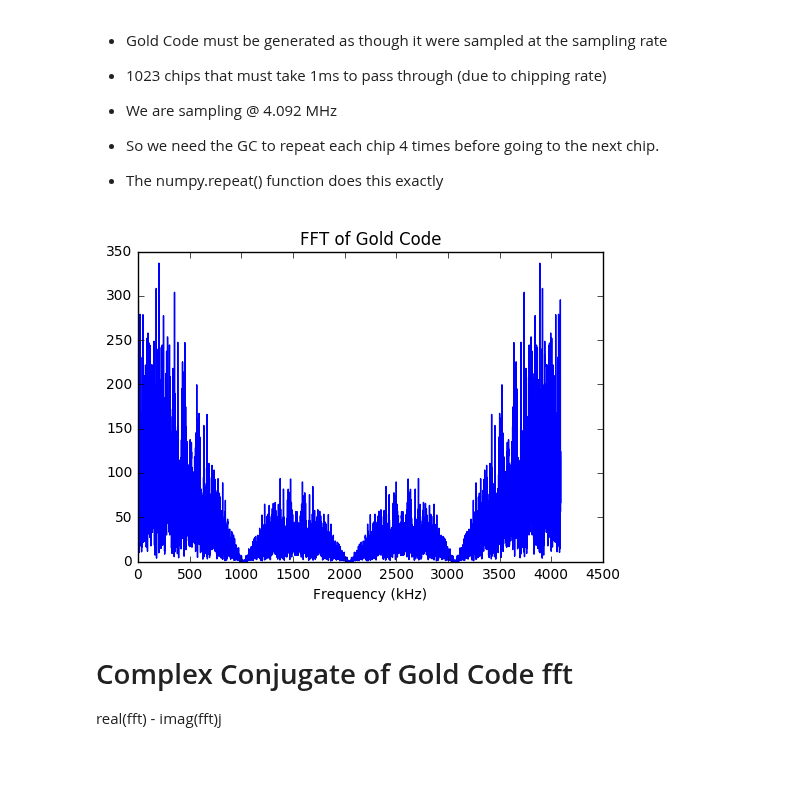
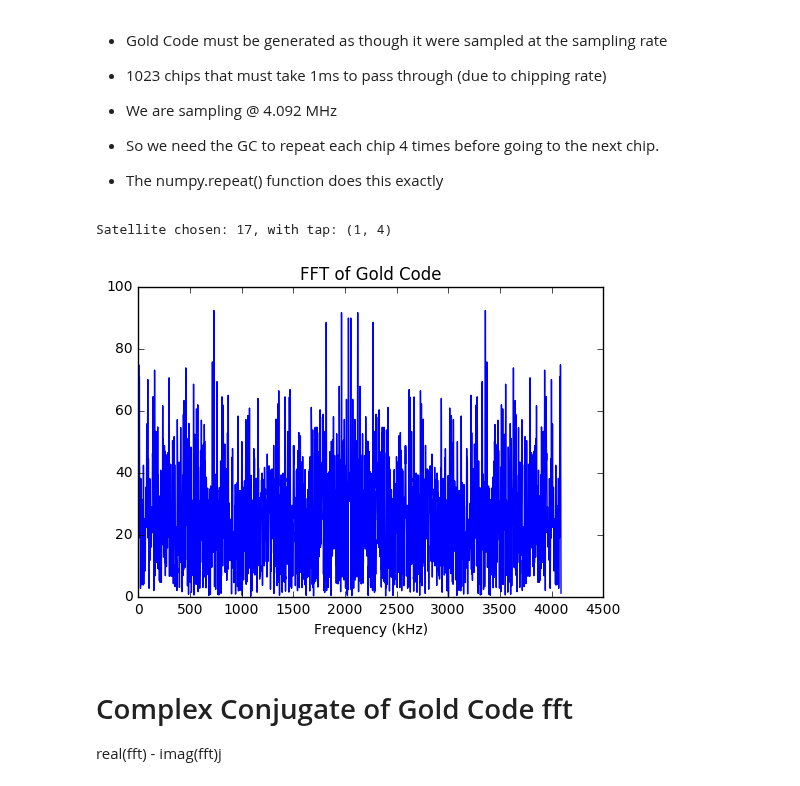
Before and after one commit to psas/gps, a Jupyter notebook: notebooks/Acquisition.ipynb, the cells around one changed output. Saved outputs shown, nothing was run; the diff lists cells and outputs as text; code cells hidden in the pictures.

Commit message:
Modified nfft size and satellite selection process

```diff
--- a/notebooks/Acquisition.ipynb
+++ b/notebooks/Acquisition.ipynb
@@ -189,12 +174,49 @@ for n,i in enumerate(code):
+# %%
+#Satellites in the sky during launch:
+#SV:  1   25.5° el    71.5° az
+#SV:  4   14.5° el    46.1° az
+#SV:  6   -2.5° el   172.8° az
+#SV:  7   11.1° el   130.3° az
+#SV: 11   24.3° el    56.3° az
+#SV: 13   46.5° el   244.3° az
+#SV: 15   32.1° el   287.7° az
+#SV: 17   62.3° el   189.2° az
+#SV: 24    5.7° el   310.0° az
+#SV: 28   65.0° el    41.4° az
+#SV: 30   42.6° el   127.9° az
+
+
+#Choose which satellite's C/A code is generated
+Satellite = 17
+
+# Create list of C/A code Taps, for simpler sat selection",
+sat = [(2,6),(3,7),(4,8),(5,9),(1,9),(2,6),(1,8),(2,9),(3,10),(2,3),(3,4),(5,6),(6,7),(7,8),(8,9),(9,10),(1,4),(2,5),(3,6),(4,7),(5,8),(6,9),(1,3),(4,6),(5,7),(6,8),(7,9),(8,10),(1,6),(2,7),(3,8),(4,9),(5,10),(4,10),(1,7),(2,8),(4,10)]
+
+# Create Code Generator object for chosen Satellite
+CodeGen = GoldCode(sat[Satellite - 1]) # Index starts at zero
+
+# Generate CA Code
+CACode = CodeGen.getCode(1023)
+
+# Reformat GC to have -1 in place of 0
+for n,i in enumerate(CACode):
+    if i==0:
+        CACode[n]=-1
+
+# Repeat each chip 4 times (See markdown in above cell), to match our ADC sample frequency",
+CACodeSampled = np.repeat(CACode,4)
+print("Satellite chosen: %d, with tap: %s" %(Satellite,str(sat[Satellite - 1])))
+# %% [output]
+Satellite chosen: 17, with tap: (1, 4)
 # %%
-Codefft = np.fft.fft(code, nfft)
+Codefft = np.fft.fft(CACode, nfft)
 
 plt.plot(f, np.abs(Codefft))
 plt.title("FFT of Gold Code")
 plt.xlabel("Frequency (kHz)")
 plt.show()
 # %% [output]
-[figure, old version]
+[figure, new version]
 # %% [markdown]
 # Complex Conjugate of Gold Code fft
 
```
Also changed, not shown: parts of 5 cells of this notebook.
